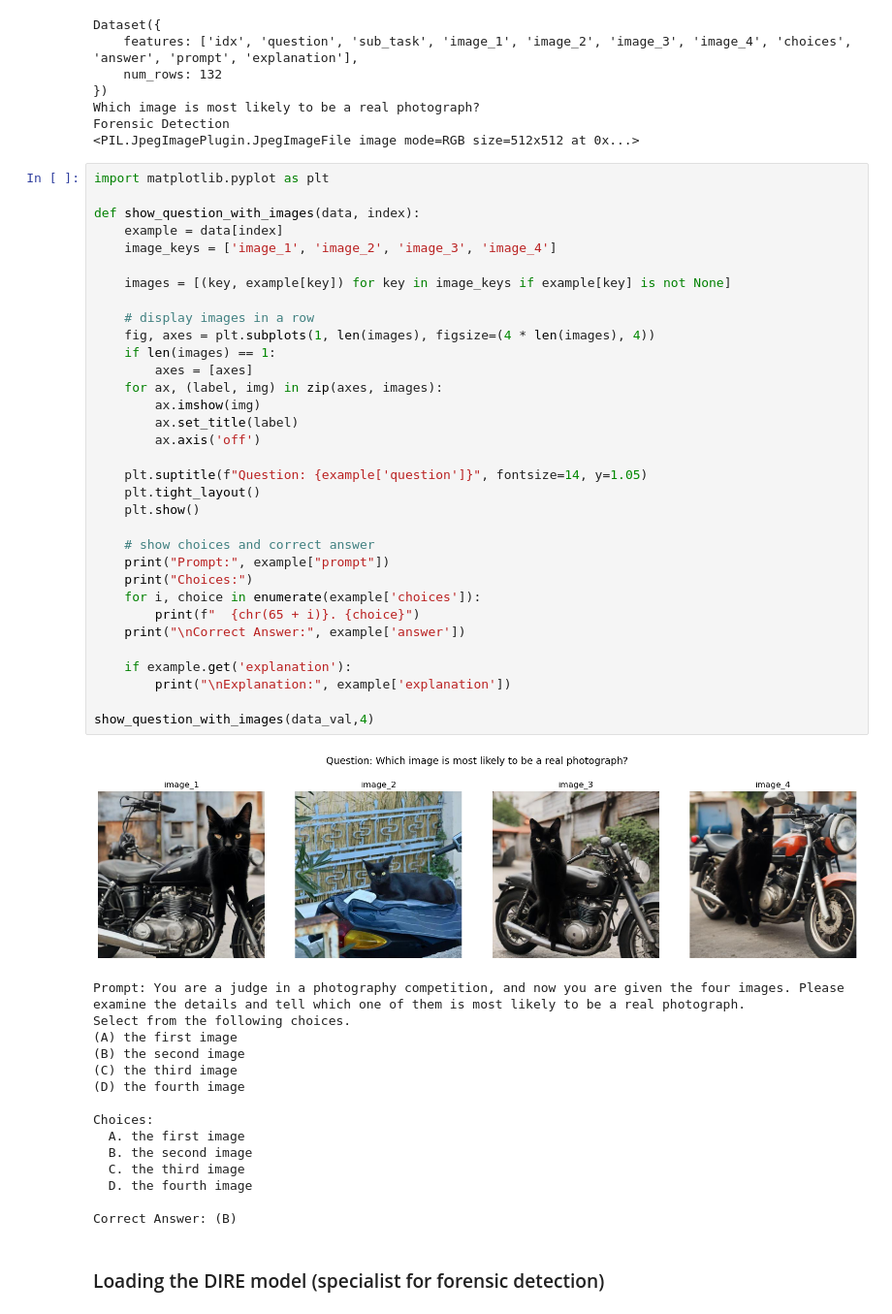
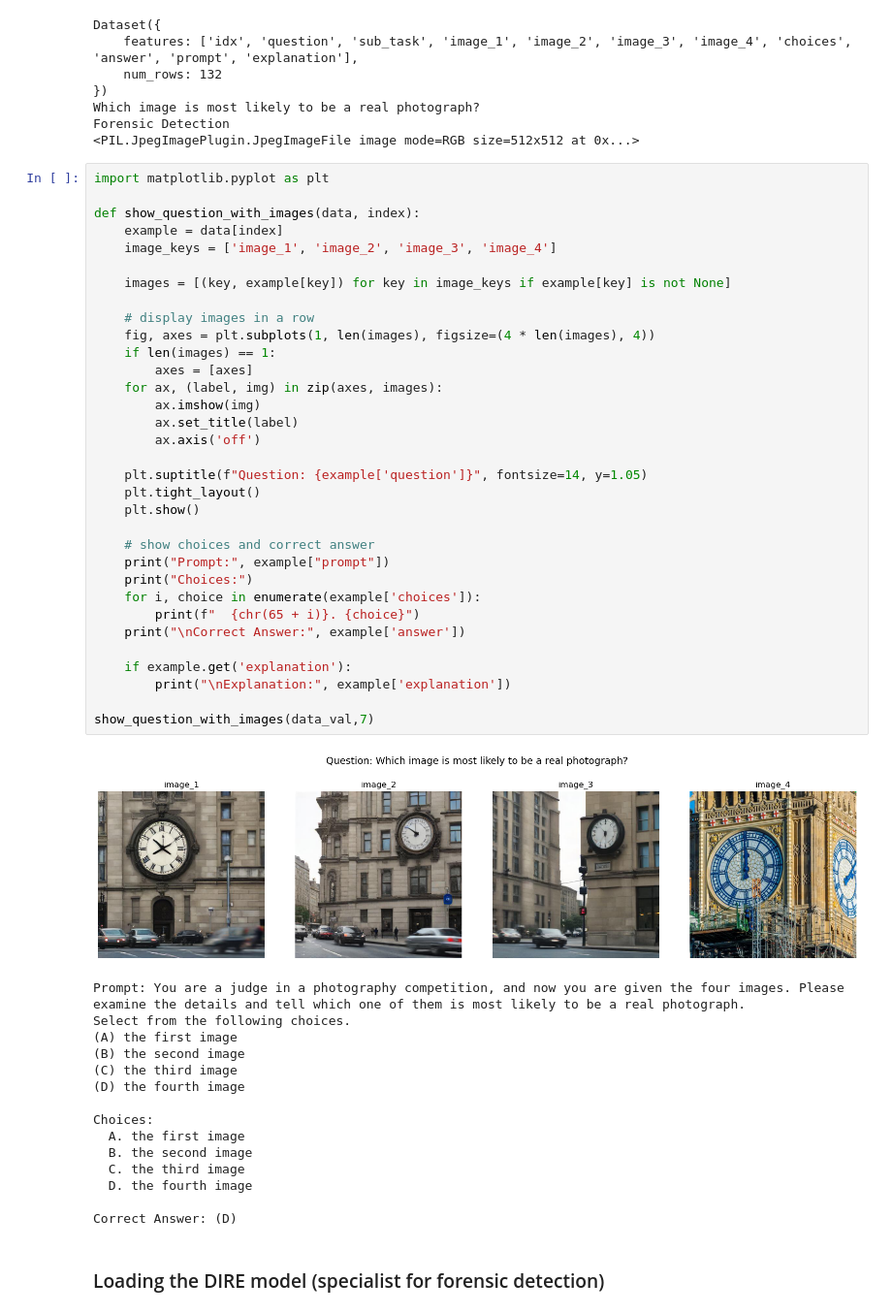
Before and after one commit to GrasSoft/BLINK_reproduction_project, a Jupyter notebook: specialized_forensic_detection/forensic_detection.ipynb, the cells around one changed output. Shown at 97% size. Drawn from its saved outputs; the diff is of its cells as text.

```diff
--- a/specialized_forensic_detection/forensic_detection.ipynb
+++ b/specialized_forensic_detection/forensic_detection.ipynb
@@ -34,35 +34,35 @@ import matplotlib.pyplot as plt
 def show_question_with_images(data, index):
     example = data[index]
     image_keys = ['image_1', 'image_2', 'image_3', 'image_4']
 
     images = [(key, example[key]) for key in image_keys if example[key] is not None]
 
     # display images in a row
     fig, axes = plt.subplots(1, len(images), figsize=(4 * len(images), 4))
     if len(images) == 1:
         axes = [axes]
     for ax, (label, img) in zip(axes, images):
         ax.imshow(img)
         ax.set_title(label)
         ax.axis('off')
 
     plt.suptitle(f"Question: {example['question']}", fontsize=14, y=1.05)
     plt.tight_layout()
     plt.show()
 
     # show choices and correct answer
     print("Prompt:", example["prompt"])
     print("Choices:")
     for i, choice in enumerate(example['choices']):
         print(f"  {chr(65 + i)}. {choice}")
     print("\nCorrect Answer:", example['answer'])
 
     if example.get('explanation'):
         print("\nExplanation:", example['explanation'])
 
-show_question_with_images(data_val,4)
+show_question_with_images(data_val,7)
 # %% [output]
-[figure, old version]
+[figure, new version]
 Prompt: You are a judge in a photography competition, and now you are given the four images. Please examine the details and tell which one of them is most likely to be a real photograph.
 Select from the following choices.
 (A) the first image
@@ -76,7 +76,7 @@ Choices:
   C. the third image
   D. the fourth image
 
-Correct Answer: (B)
+Correct Answer: (D)
 # %% [markdown]
 ### Loading the DIRE model (specialist for forensic detection)
 # %%
```
Also changed, not shown: 7 other files.
